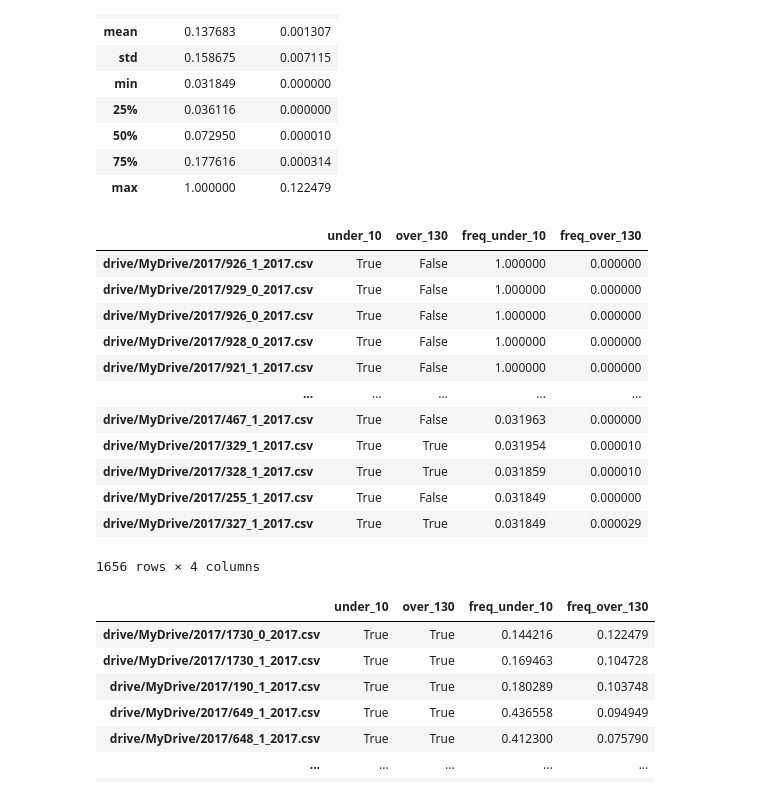
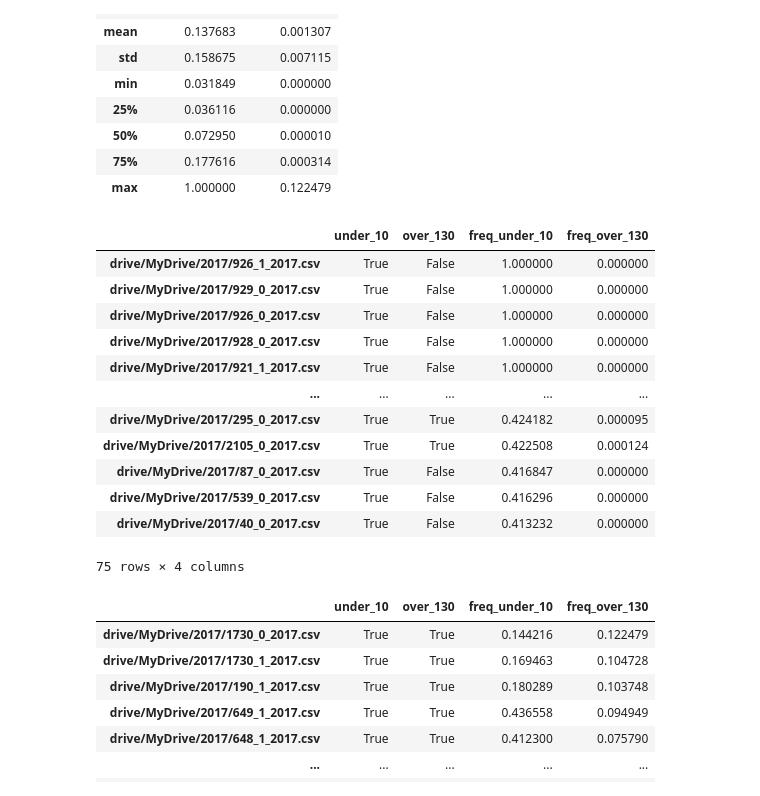
Before and after one commit to u-t-k-a-n/Detection-of-Similar-Points-in-Traffic-Characteristics, a Jupyter notebook: Ara_Proje.ipynb, the cells around one changed output. Drawn from its saved outputs; the diff is of its cells as text; code cells hidden in the pictures.

```diff
--- a/Ara_Proje.ipynb
+++ b/Ara_Proje.ipynb
@@ -84,21 +84,21 @@ file_info.describe()
 | 75% | 0.177616 | 0.000314 |
 | max | 1.000000 | 0.122479 |
 # %%
-file_info.sort_values("freq_under_10",ascending=False)
+file_info.sort_values("freq_under_10",ascending=False)[:75]
 # %% [output]
 |  | under_10 | over_130 | freq_under_10 | freq_over_130 |
 | drive/MyDrive/2017/926_1_2017.csv | True | False | 1.000000 | 0.000000 |
 | drive/MyDrive/2017/929_0_2017.csv | True | False | 1.000000 | 0.000000 |
 | drive/MyDrive/2017/926_0_2017.csv | True | False | 1.000000 | 0.000000 |
 | drive/MyDrive/2017/928_0_2017.csv | True | False | 1.000000 | 0.000000 |
 | drive/MyDrive/2017/921_1_2017.csv | True | False | 1.000000 | 0.000000 |
 | ... | ... | ... | ... | ... |
-| drive/MyDrive/2017/467_1_2017.csv | True | False | 0.031963 | 0.000000 |
-| drive/MyDrive/2017/329_1_2017.csv | True | True | 0.031954 | 0.000010 |
-| drive/MyDrive/2017/328_1_2017.csv | True | True | 0.031859 | 0.000010 |
-| drive/MyDrive/2017/255_1_2017.csv | True | False | 0.031849 | 0.000000 |
-| drive/MyDrive/2017/327_1_2017.csv | True | True | 0.031849 | 0.000029 |
+| drive/MyDrive/2017/295_0_2017.csv | True | True | 0.424182 | 0.000095 |
+| drive/MyDrive/2017/2105_0_2017.csv | True | True | 0.422508 | 0.000124 |
+| drive/MyDrive/2017/87_0_2017.csv | True | False | 0.416847 | 0.000000 |
+| drive/MyDrive/2017/539_0_2017.csv | True | False | 0.416296 | 0.000000 |
+| drive/MyDrive/2017/40_0_2017.csv | True | False | 0.413232 | 0.000000 |
-1656 rows × 4 columns
+75 rows × 4 columns
 # %%
 file_info.sort_values("freq_over_130",ascending=False)
 # %% [output]
```
